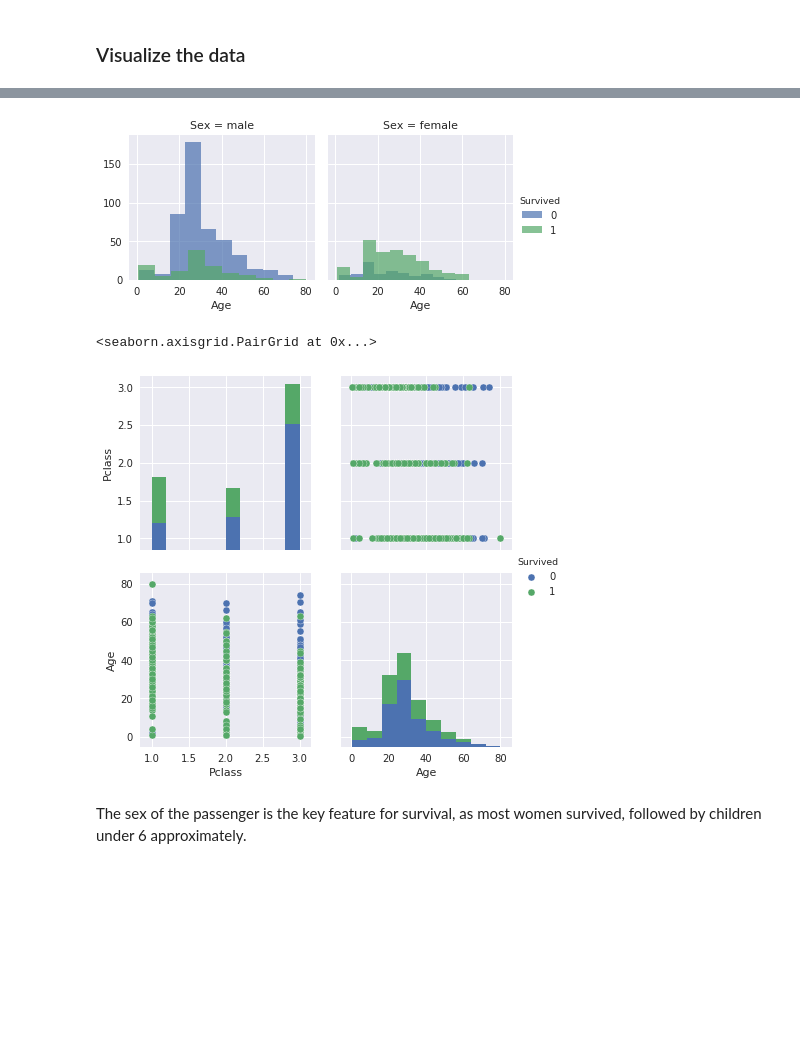
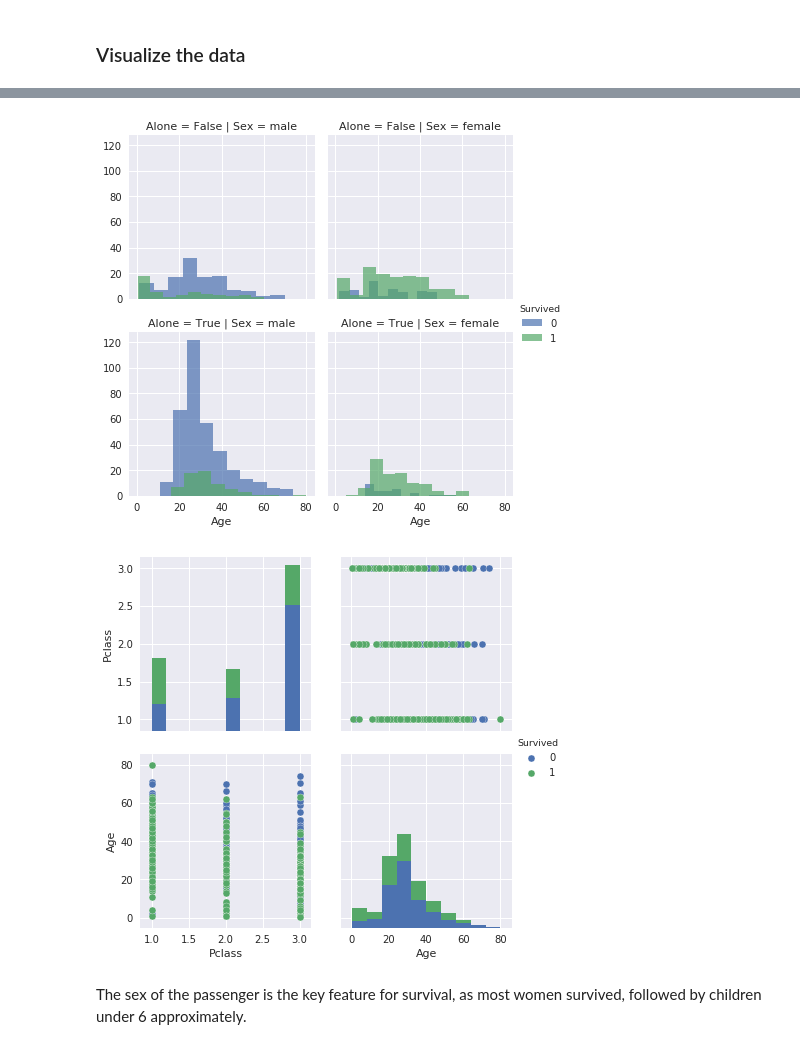
Before and after one commit to angelmtenor/data-science-keras, a Jupyter notebook: titanic.ipynb, the cells around one changed output, grey strips where cells are left out. Saved outputs shown, nothing was run; the diff lists cells and outputs as text; code cells hidden in the pictures; blank space fills up the shorter version.

```diff
--- a/titanic.ipynb
+++ b/titanic.ipynb
@@ -79,7 +79,7 @@ fields = ['Cabin', 'Title']
 df.loc[:, fields] = helper.remove_lowfreq(df.loc[:, fields])
 
 # Alone passenger
-df['Alone'] = ((df["SibSp"] + df["Parch"]) == 0).astype(int)
+df['Alone'] = ((df["SibSp"] + df["Parch"]) == 0)
 # %% [output]
 Cabin {'C': 59, 'B': 47, 'D': 33, 'E': 32, 'A': 15, 'F': 13}
 Title {'Mr': 517, 'Miss': 182, 'Mrs': 125, 'Master': 40}
@@ -171,12 +177,11 @@ plt.ylim([0, 1])
 # %%
-sns.FacetGrid(df, col="Sex",hue="Survived", size=3).map(plt.hist, "Age", alpha=.7).add_legend();
+sns.FacetGrid(df, row = "Alone", col="Sex",hue="Survived", size=3).map(plt.hist, "Age", alpha=.7).add_legend();
 #male_df = df[df['Sex']=='male']
 # %% [output]
-[figure, old version]
+[figure, new version]
 # %%
-sns.pairplot(df, size=3, hue='Survived', vars=['Pclass', 'Age'])
+sns.pairplot(df, size=3, hue='Survived', vars=['Pclass', 'Age']);
 # %% [output]
-<seaborn.axisgrid.PairGrid at 0x...>
 [figure]
 # %% [markdown]
 The sex of the passenger is the key feature for survival, as most women survived, followed by children under 6 approximately.
```
Also changed, not shown: parts of 12 cells of this notebook, 2 other files.
